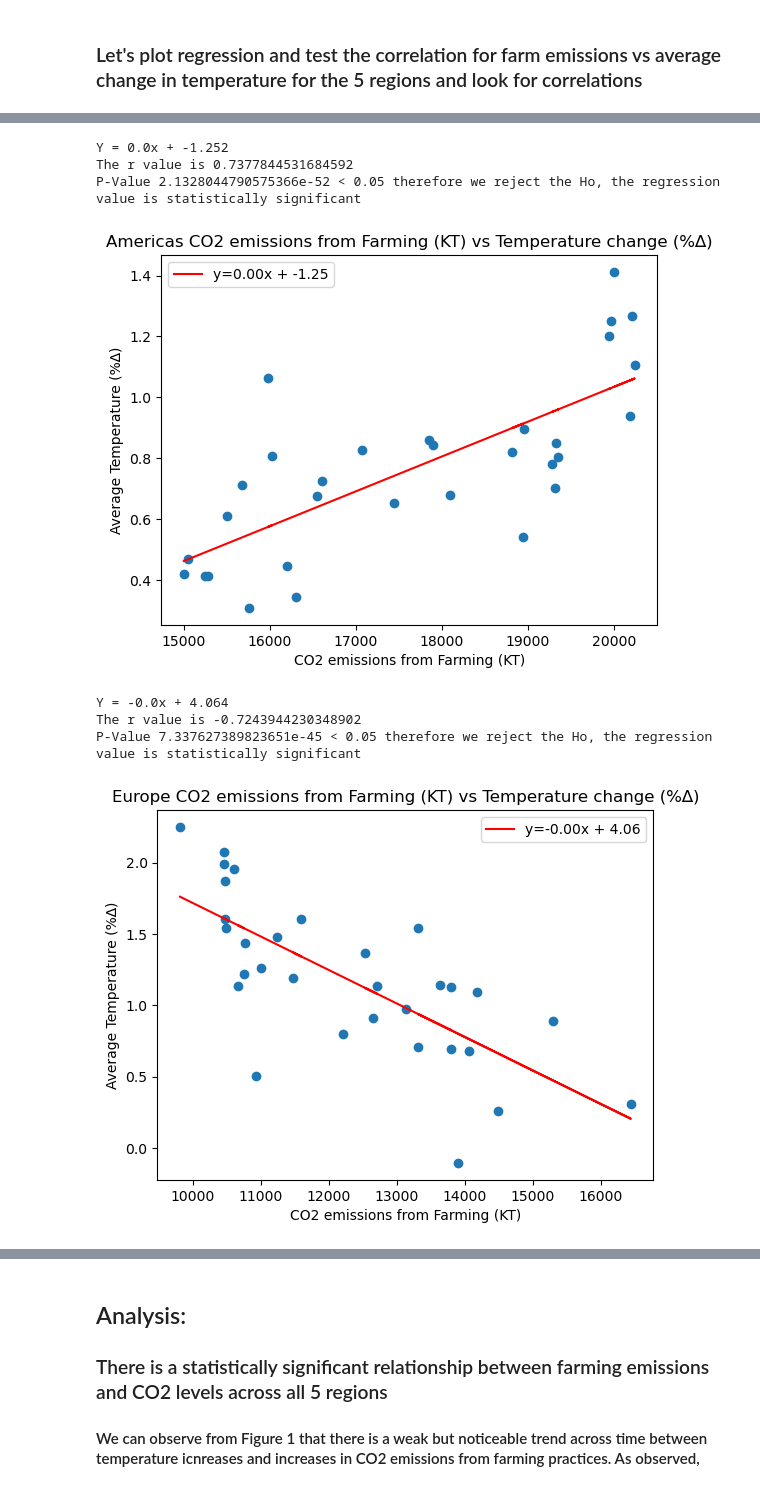
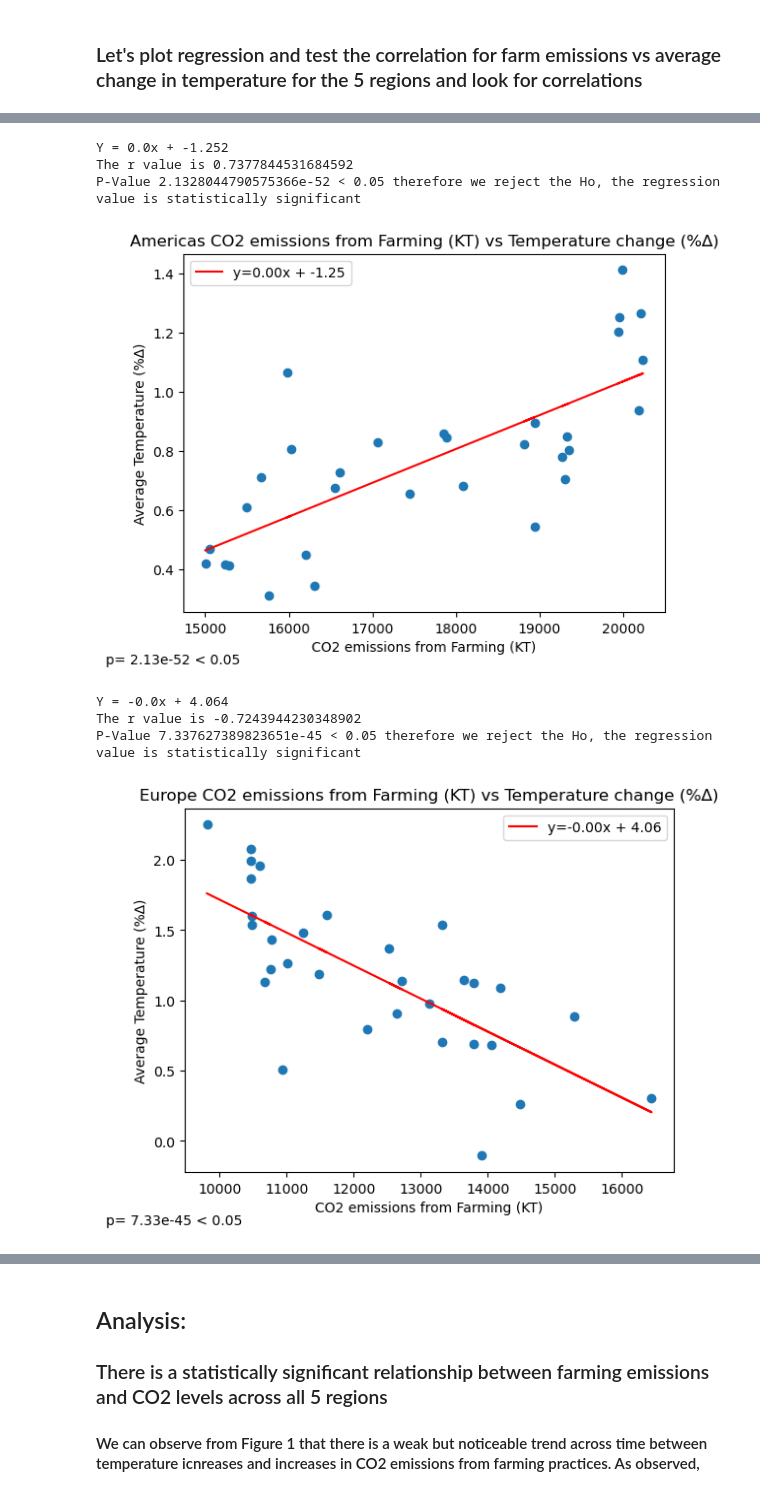
Before and after one commit to dpinsky1/Cancer, a Jupyter notebook: martin_file.ipynb, the cells around one changed output, grey strips where cells are left out. Drawn from its saved outputs; the diff is of its cells as text; code cells hidden in the pictures.

Commit message:
update figures

```diff
--- a/martin_file.ipynb
+++ b/martin_file.ipynb
@@ -243,26 +242,30 @@ ttest(americas_emissions,americas_temp_mean)
 plt.title('Americas CO2 emissions from Farming (KT) vs Temperature change (%∆)')
 plt.xlabel('CO2 emissions from Farming (KT)')
 plt.ylabel('Average Temperature (%∆)')
+plt.figtext(x=0, y=0, s=f"p= 2.13e-52 < 0.05")
+plt.savefig('Pictures/Martin_Fig4')
 plt.show()
 # %% [output]
 Y = 0.0x + -1.252
 The r value is 0.7377844531684592
 P-Value 2.1328044790575366e-52 < 0.05 therefore we reject the Ho, the regression value is statistically significant
-[figure, old version]
+[figure, new version]
 # %%
 # plot Europe
 plt.scatter(europe_emissions, europe_temp_mean)
 line_reg(europe_emissions,europe_temp_mean)
 ttest(europe_emissions,europe_temp_mean)
 plt.title('Europe CO2 emissions from Farming (KT) vs Temperature change (%∆)')
 plt.xlabel('CO2 emissions from Farming (KT)')
 plt.ylabel('Average Temperature (%∆)')
+plt.figtext(x=0, y=0, s=f"p= 7.33e-45 < 0.05")
+plt.savefig('Pictures/Martin_Fig5')
 plt.show()
 # %% [output]
 Y = -0.0x + 4.064
 The r value is -0.7243944230348902
 P-Value 7.337627389823651e-45 < 0.05 therefore we reject the Ho, the regression value is statistically significant
-[figure, old version]
+[figure, new version]
 # %%
 # plot Oceania
 plt.scatter(oceania_emissions, oceania_temp_mean)
```
Also changed, not shown: parts of 9 cells of this notebook, 5 other files.
